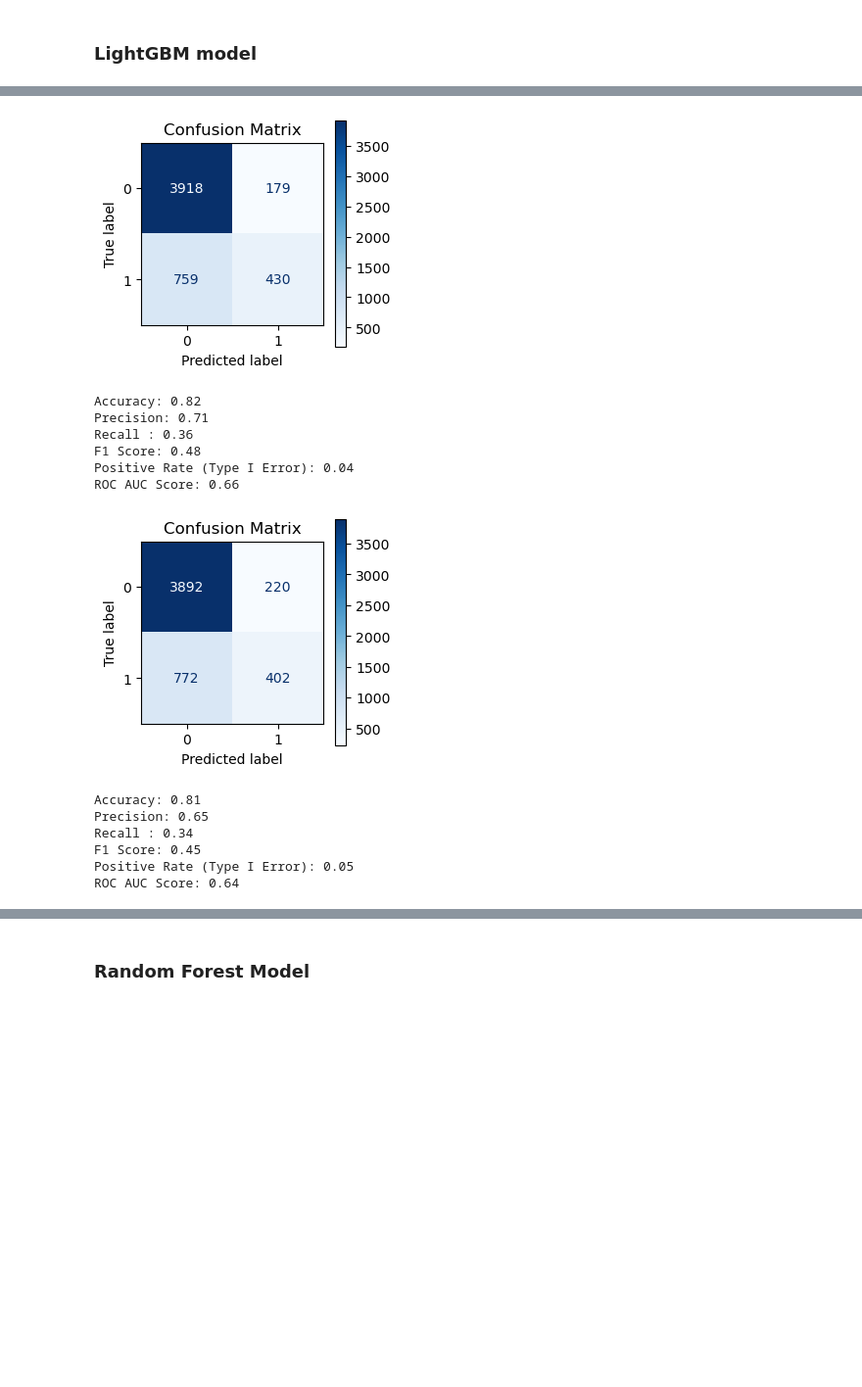
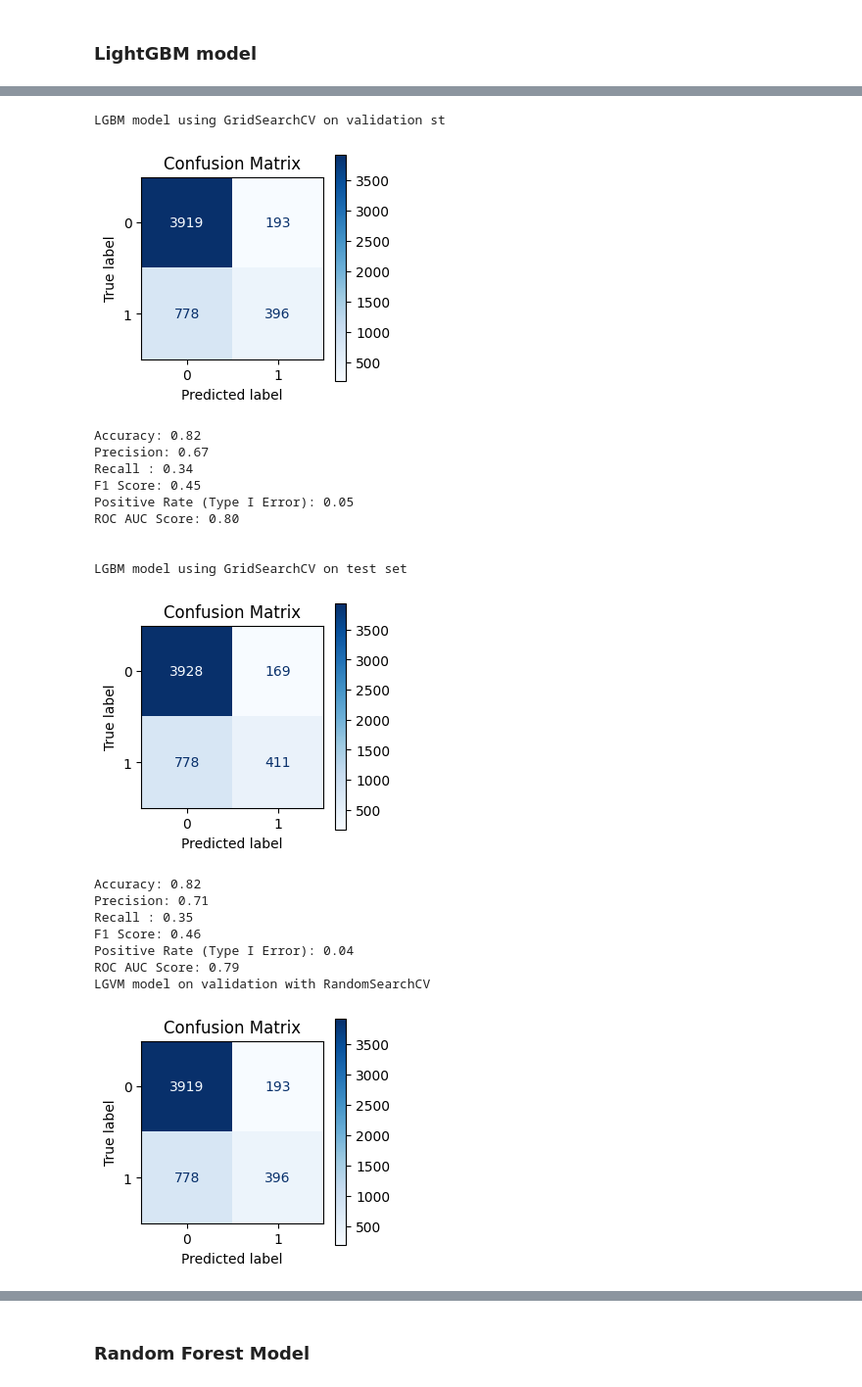
Before and after one commit to lopez-Luis89/Default_Risk, a Jupyter notebook: Final Project.ipynb, the cells around one changed output, grey strips where cells are left out. Shown at 98% size. Cells and saved outputs as stored; diff of their text form; code cells hidden in the pictures; blank space fills up the shorter version.

Commit message:
cleaner conclusion and final model results

```diff
--- a/Final Project.ipynb
+++ b/Final Project.ipynb
@@ -627,6 +583,0 @@ print(best_params)
-# %%
-num_round = 10
-
-bst = lgb.train(best_params, train_data, num_round, valid_sets=validation_data, callbacks=[lgb.early_stopping(stopping_rounds=5)])
-
-bst.save_model('model.txt', num_iteration=bst.best_iteration)
@@ -655,8 +583,0 @@ print(ypred)
-# %%
-# build the lightgbm model
-
-clf = lgb.LGBMClassifier()
-clf.fit(x_train, y_train)
-
-best_model = lgb.LGBMClassifier(**best_params)
-best_model.fit(X_val_train, y_val_train)
@@ -684,26 +660,48 @@ y_val_pred = best_model.predict(X_val_test, num_iteration=bst.best_iteration)
 # %%
+# Making predictions of defaulting based on probability
+
+# metrics on the validation set
+print("\n\nLGBM model using GridSearchCV on validation set")
+metrics(y_val_test, y_val_pred_class_grid)
+roc_auc = roc_auc_score(y_val_test, lgbm_val_pred_grid)
+print(f"ROC AUC Score: {roc_auc:.2f}")
+
 # using custom metrics function on a base model and hypertunned model
-metrics(y_test, y_pred)
-roc_auc = roc_auc_score(y_test, y_pred)
+print("\n\nLGBM model using GridSearchCV on test set")
+metrics(y_test, y_pred_class_grid)
+roc_auc = roc_auc_score(y_test, lgbm_test_pred_grid)
+print(f"ROC AUC Score: {roc_auc:.2f}")
+
+# metrics on the validation set
+print("\n\nLGBM model on validation with RandomSearchCV")
+metrics(y_val_test, y_val_pred_class_rs)
+roc_auc = roc_auc_score(y_val_test, lgbm_val_pred_rs)
 print(f"ROC AUC Score: {roc_auc:.2f}")
 
 
-# metrics on the validation set
-metrics(y_val_test, y_val_pred)
-roc_auc = roc_auc_score(y_val_test, y_val_pred)
+# using custom metrics function on a base model and hypertunned model
+print("\n\nLGBM model on test with RandomSearchCV")
+metrics(y_test, y_test_pred_class_rs)
+roc_auc = roc_auc_score(y_test, lgbm_test_pred_rs)
 print(f"ROC AUC Score: {roc_auc:.2f}")
 # %% [output]
+LGBM model using GridSearchCV on validation st
-[figure, old version]
+[figure, new version]
-Accuracy: 0.82
-Precision: 0.71
-Recall : 0.36
-F1 Score: 0.48
-Positive Rate (Type I Error): 0.04
-ROC AUC Score: 0.66
+Accuracy: 0.82
+Precision: 0.67
+Recall : 0.34
+F1 Score: 0.45
+Positive Rate (Type I Error): 0.05
+ROC AUC Score: 0.80
+
+
+LGBM model using GridSearchCV on test set
-[figure, old version]
+[figure, new version]
-Accuracy: 0.81
-Precision: 0.65
-Recall : 0.34
-F1 Score: 0.45
-Positive Rate (Type I Error): 0.05
-ROC AUC Score: 0.64
+Accuracy: 0.82
+Precision: 0.71
+Recall : 0.35
+F1 Score: 0.46
+Positive Rate (Type I Error): 0.04
+ROC AUC Score: 0.79
+LGVM model on validation with RandomSearchCV
+[figure, added]
```
Also changed, not shown: parts of 18 cells of this notebook.
